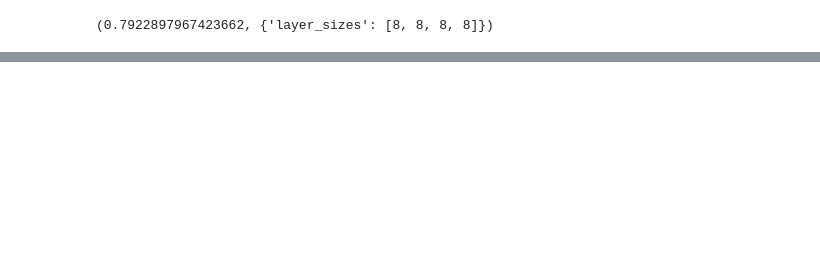
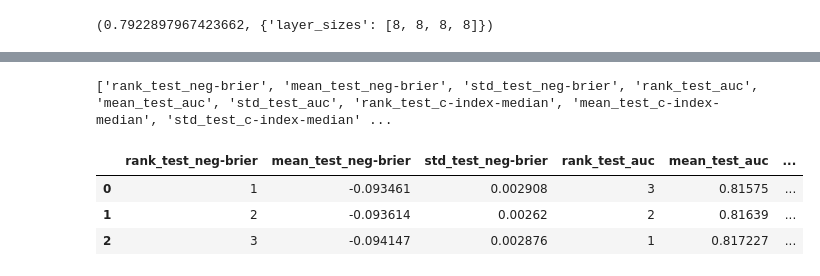
Before and after one commit to compbiomed-unito/survhive, a Jupyter notebook: optimization_test_fastCPH.ipynb, the cells around one changed output, grey strips where cells are left out. Cells and saved outputs as stored; diff of their text form; code cells hidden in the pictures; blank space fills up the shorter version.

```diff
--- a/optimization_test_fastCPH.ipynb
+++ b/optimization_test_fastCPH.ipynb
@@ -212,3 +242,21 @@ loss:
 opt_lasso.score(X_test, y_test), opt_lasso_params
 # %% [output]
 (0.7922897967423662, {'layer_sizes': [8, 8, 8, 8]})
+# %%
+from survwrap.metrics import *
+scorers = {
+    #'c-index-td': concordance_index_td_scorer,
+    'neg-brier': make_time_dependent_scorer(neg_brier_score, time_mode='quantiles', time_values=[0.25, 0.5, 0.75]),
+    'auc': make_time_dependent_scorer(roc_auc_td_score, time_mode='quantiles', time_values=[0.25, 0.5, 0.75]),
+    'c-index-median': make_time_dependent_scorer(concordance_index_score, time_mode='quantiles', time_values=[0.5]),
+}
+
+#best_model, best_params, search_results = survwrap.optimize(deephit, X, y, mode='sklearn-random', user_grid=dict(dropout=[0.0, 0.2, 0.9]), scoring=scoring, tries=3, refit='c-index-td')
+# %%
+opt_lasso, opt_lasso_params, opt_lasso_search = survwrap.optimize(fl_lasso_cv,  X_train, y_train,
+                                                                  user_grid=fl_grid,
+                                                                  scoring=scorers,
+                                                                  refit='c-index-median',
+                                                                  cv=survwrap.survival_crossval_splitter(X_train,y_train,
+                                                                                                        n_repeats=1,n_splits=3),
+                                                                 )
@@ -214,0 +469,8 @@ opt_lasso.score(X_test, y_test), opt_lasso_params
+# %%
+survwrap.get_model_scores_df(opt_lasso_search)
+# %% [output]
+['rank_test_neg-brier', 'mean_test_neg-brier', 'std_test_neg-brier', 'rank_test_auc', 'mean_test_auc', 'std_test_auc', 'rank_test_c-index-median', 'mean_test_c-index-median', 'std_test_c-index-median' ...
+|  | rank_test_neg-brier | mean_test_neg-brier | std_test_neg-brier | rank_test_auc | mean_test_auc | ... |
+| 0 | 1 | -0.093461 | 0.002908 | 3 | 0.81575 | ... |
+| 1 | 2 | -0.093614 | 0.00262 | 2 | 0.81639 | ... |
+| 2 | 3 | -0.094147 | 0.002876 | 1 | 0.817227 | ... |
```
Also changed, not shown: parts of 8 cells of this notebook, 4 other files.
